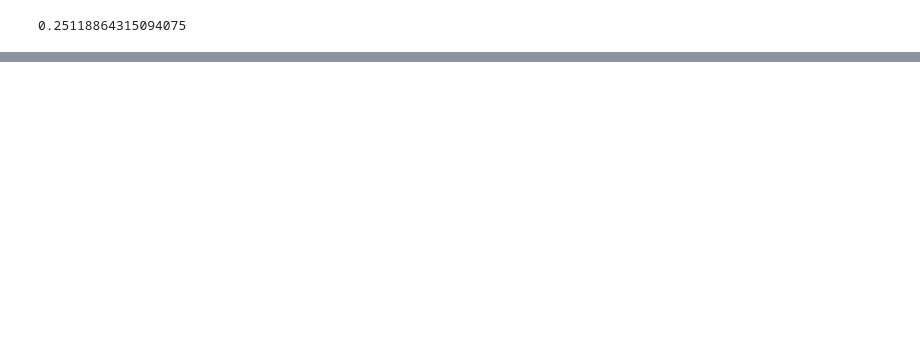
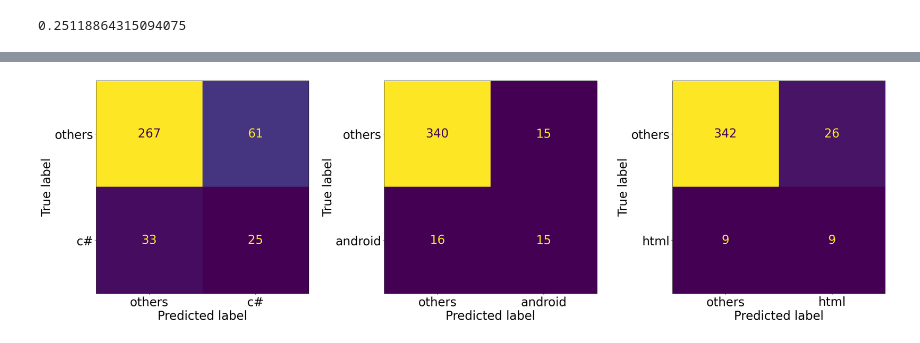
Before and after one commit to CYaiche/nlp_topic-modelling, a Jupyter notebook: supervised_3.ipynb, the cells around one changed output, grey strips where cells are left out. Saved outputs shown, nothing was run; the diff lists cells and outputs as text; code cells hidden in the pictures; blank space fills up the shorter version.

```diff
--- a/supervised_3.ipynb
+++ b/supervised_3.ipynb
@@ -27,6 +32,7 @@ X_corpus_train, X_corpus_test       = tm_load_train_test_set(output_dir, option=
 for i in range(2):
     X_corpus_train, y_train       = tm_get_subset(X_corpus_train, y_train)
     X_corpus_test, y_test       = tm_get_subset(X_corpus_test, y_test)
+label_list = tm_get_label_list(output_dir)
 # %%
 y_train_b, y_test_b = tm_multilabel_binarizer(y_train, y_test)
 # %%
@@ -121,0 +128,4 @@ jaccard_score_bert = jaccard_score(y_test_b, y_pred_bert, average='micro')
+# %%
+plot_confusion_matrix(y_test_b, y_pred_bert, label_list)
+# %% [output]
+[figure, added]
```
Also changed, not shown: parts of 13 cells of this notebook, 2 other files.
